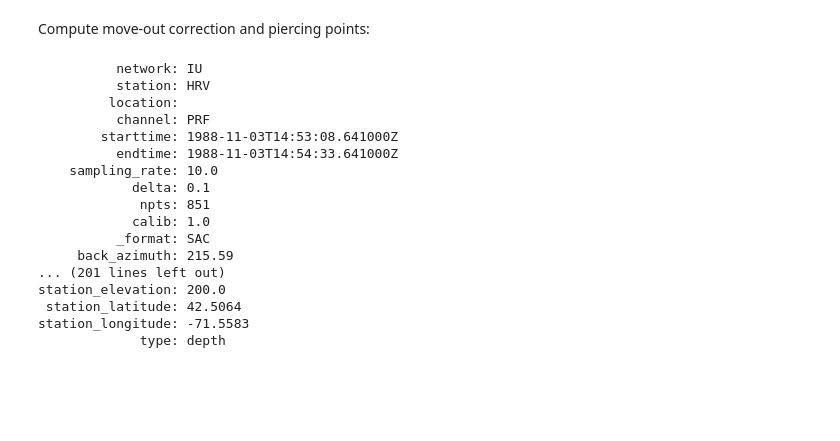
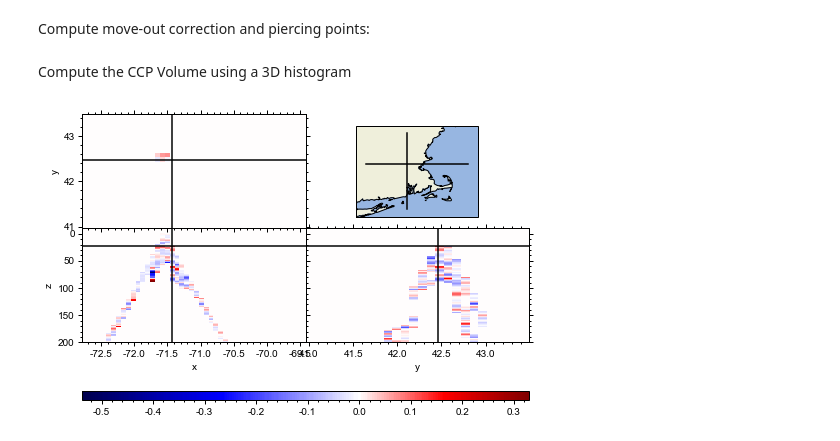
Before and after one commit to PyGLImER/PyGLImER, a Jupyter notebook: examples/02_CCPStack_SingleStation.ipynb, the cells around one changed output. Cells and saved outputs as stored; diff of their text form; code cells hidden in the pictures; blank space fills up the shorter version.

```diff
--- a/examples/02_CCPStack_SingleStation.ipynb
+++ b/examples/02_CCPStack_SingleStation.ipynb
@@ -126,23 +159,19 @@ rfst = read_rf("database/waveforms/RF/P/IU/HRV/*.sac")
 Compute move-out correction and piercing points:
 # %%
 z, rfz = rfst.moveout(vmodel='iasp91.dat')
+# %% [markdown]
+Compute the CCP Volume using a 3D histogram
+# %%
+# Set extent=[minlon, maxlon, minlat, maxlat]
+extent = [-72.7, -69.5, 41, 43.5]
+
+# Compute Dirty Stack
+latc, lonc, zc, ccp, illum = rfz.dirty_ccp_stack(dlon=0.075, extent=extent)
+# %%
+from pyglimer.plot.plot_volume import VolumePlot
+
+vp = VolumePlot(lonc, latc, zc[:211], ccp[:,:,:211], xl=-71.45, yl=42.5, zl=23)
+# %% [output]
+[figure, added]
 # %%
-rfz[0].stats
+rfz
-# %% [output]
-          network: IU
-          station: HRV
-         location:
-          channel: PRF
-        starttime: 1988-11-03T14:53:08.641000Z
-          endtime: 1988-11-03T14:54:33.641000Z
-    sampling_rate: 10.0
-            delta: 0.1
-             npts: 851
-            calib: 1.0
-          _format: SAC
-     back_azimuth: 215.59
-... (201 lines left out)
-station_elevation: 200.0
- station_latitude: 42.5064
-station_longitude: -71.5583
-             type: depth
```
Also changed, not shown: parts of 10 cells of this notebook, 5 other files.
